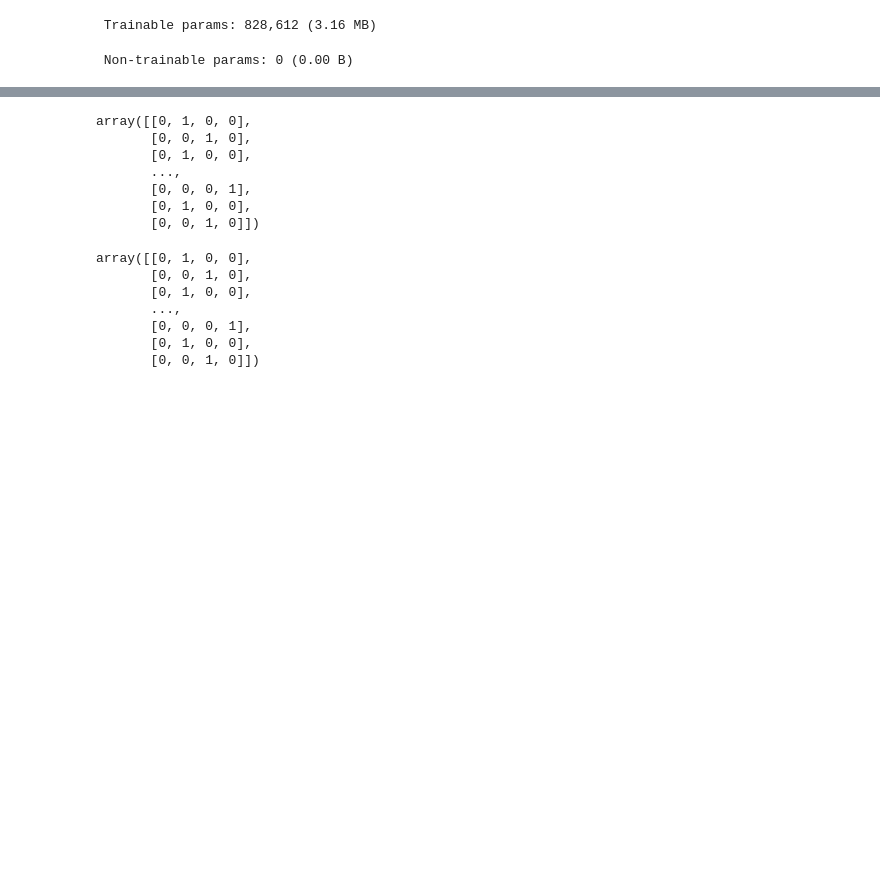
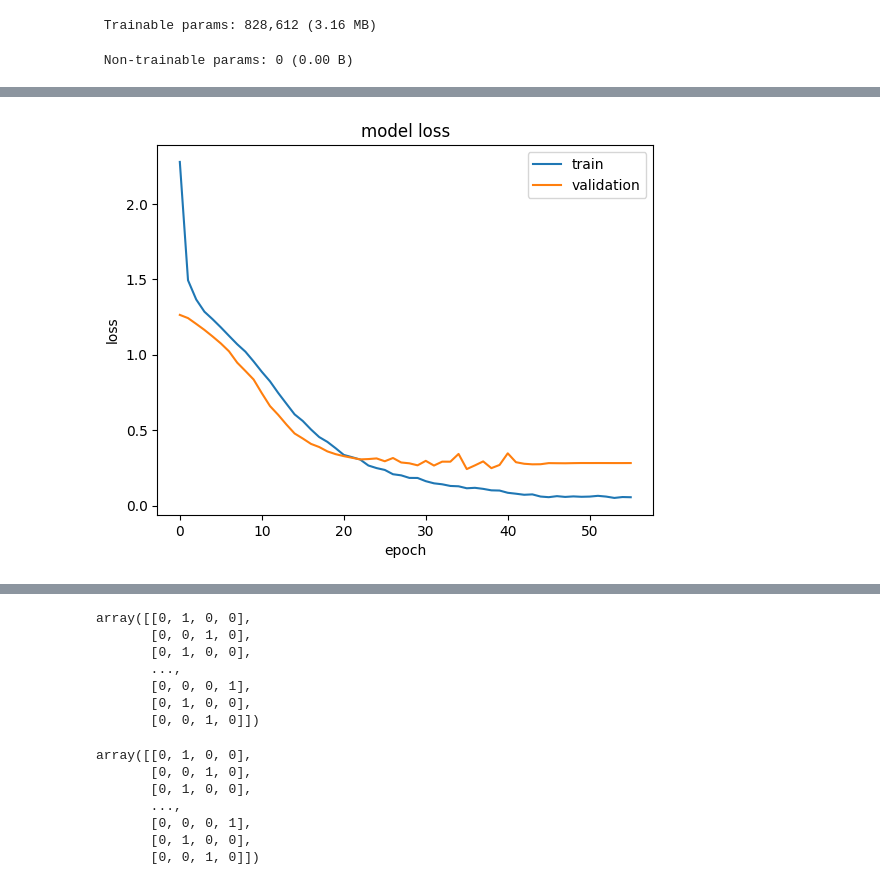
Before and after one commit to GvsSriRam/sarcasm-detector, a Jupyter notebook: Notebooks/multiclass.ipynb, the cells around one changed output, grey strips where cells are left out. Saved outputs shown, nothing was run; the diff lists cells and outputs as text; code cells hidden in the pictures; blank space fills up the shorter version.

Commit message:
comparision_with_other_models

```diff
--- a/Notebooks/multiclass.ipynb
+++ b/Notebooks/multiclass.ipynb
@@ -115,9 +116,9 @@ checkpoint = ModelCheckpoint(monitor='val_loss', filepath='model.keras', save_be
 callbacks=[early_stopping, learning_rate_reduction]
 # %%
 # Train the model
-model.fit(X_train, y_train, epochs=200, batch_size=16, validation_split=0.2, callbacks=callbacks)
-model.save('model.keras')
-model.save('meme_sarcasm_detection_model.h5')
+hist = model.fit(X_train, y_train, epochs=200, batch_size=16, validation_split=0.2, callbacks=callbacks)
+# model.save('model.keras')
+# model.save('meme_sarcasm_detection_model.h5')
 
 # Evaluate the model
 predictions = model.predict(X_test)
@@ -125,8 +126,10 @@ predicted_labels = (predictions > 0.5).astype(int)  # Threshold predictions
 
 accuracy = accuracy_score(y_test, predicted_labels)
 f1 = f1_score(y_test, predicted_labels, average='micro')  # Use appropriate averaging
+classification_report_ = classification_report(y_test, predicted_labels, zero_division=0, target_names=classes)
 
 print(f"Accuracy: {accuracy}")
 print(f"F1 Score: {f1}")
+print(f"Classification Report\n: {classification_report_}")
 # %% [output]
 Epoch 1/200
@@ -152,0 +152,12 @@ F1 Score: 0.9152470187393527
+# %%
+import matplotlib.pyplot as plt
+
+plt.plot(hist.history['loss'])
+plt.plot(hist.history['val_loss'])
+plt.title('model loss')
+plt.ylabel('loss')
+plt.xlabel('epoch')
+plt.legend(['train', 'validation'], loc='upper right')
+plt.show()
+# %% [output]
+[figure, added]
```
Also changed, not shown: parts of 11 cells of this notebook.
